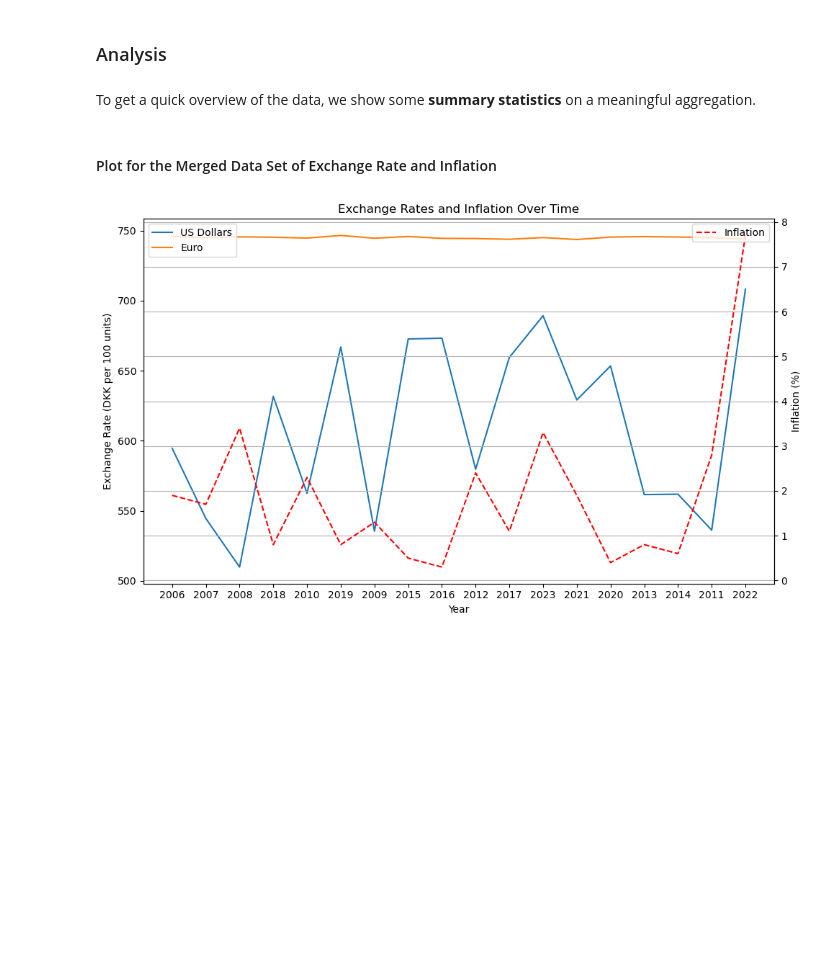
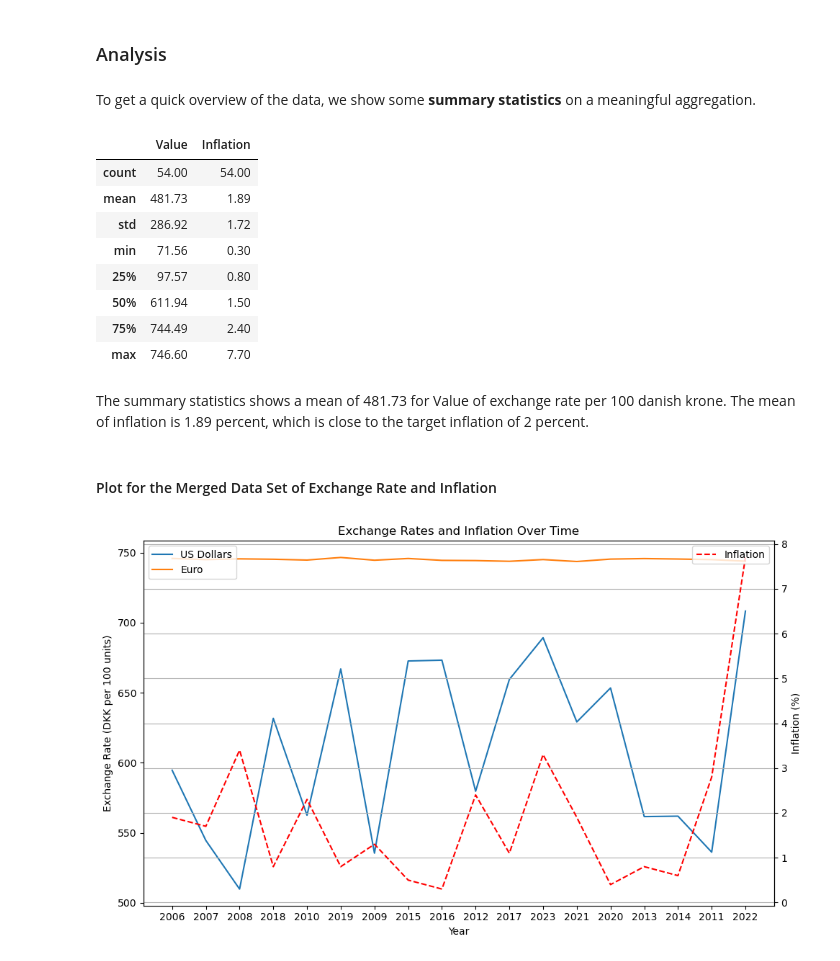
Before and after one commit to NumEconCopenhagen/projects-2024-sheng-og-anton, a Jupyter notebook: dataproject/dataproject.ipynb, the cells around one changed output. Saved outputs shown, nothing was run; the diff lists cells and outputs as text; code cells hidden in the pictures; blank space fills up the shorter version.

```diff
--- a/dataproject/dataproject.ipynb
+++ b/dataproject/dataproject.ipynb
@@ -399,6 +391,20 @@ Make sure that your resulting data sets have the correct number of rows and colu
 ### Analysis
 # %% [markdown]
 To get a quick overview of the data, we show some **summary statistics** on a meaningful aggregation.
+# %%
+outer.describe().round(2)
+# %% [output]
+|  | Value | Inflation |
+| count | 54.00 | 54.00 |
+| mean | 481.73 | 1.89 |
+| std | 286.92 | 1.72 |
+| min | 71.56 | 0.30 |
+| 25% | 97.57 | 0.80 |
+| 50% | 611.94 | 1.50 |
+| 75% | 744.49 | 2.40 |
+| max | 746.60 | 7.70 |
+# %% [markdown]
+The summary statistics shows a mean of 481.73 for Value of exchange rate per 100 danish krone. The mean of inflation is 1.89 percent, which is close to the target inflation of 2 percent.
 # %% [markdown]
 #### Plot for the Merged Data Set of Exchange Rate and Inflation
 # %%
```
Also changed, not shown: parts of 5 cells of this notebook.
